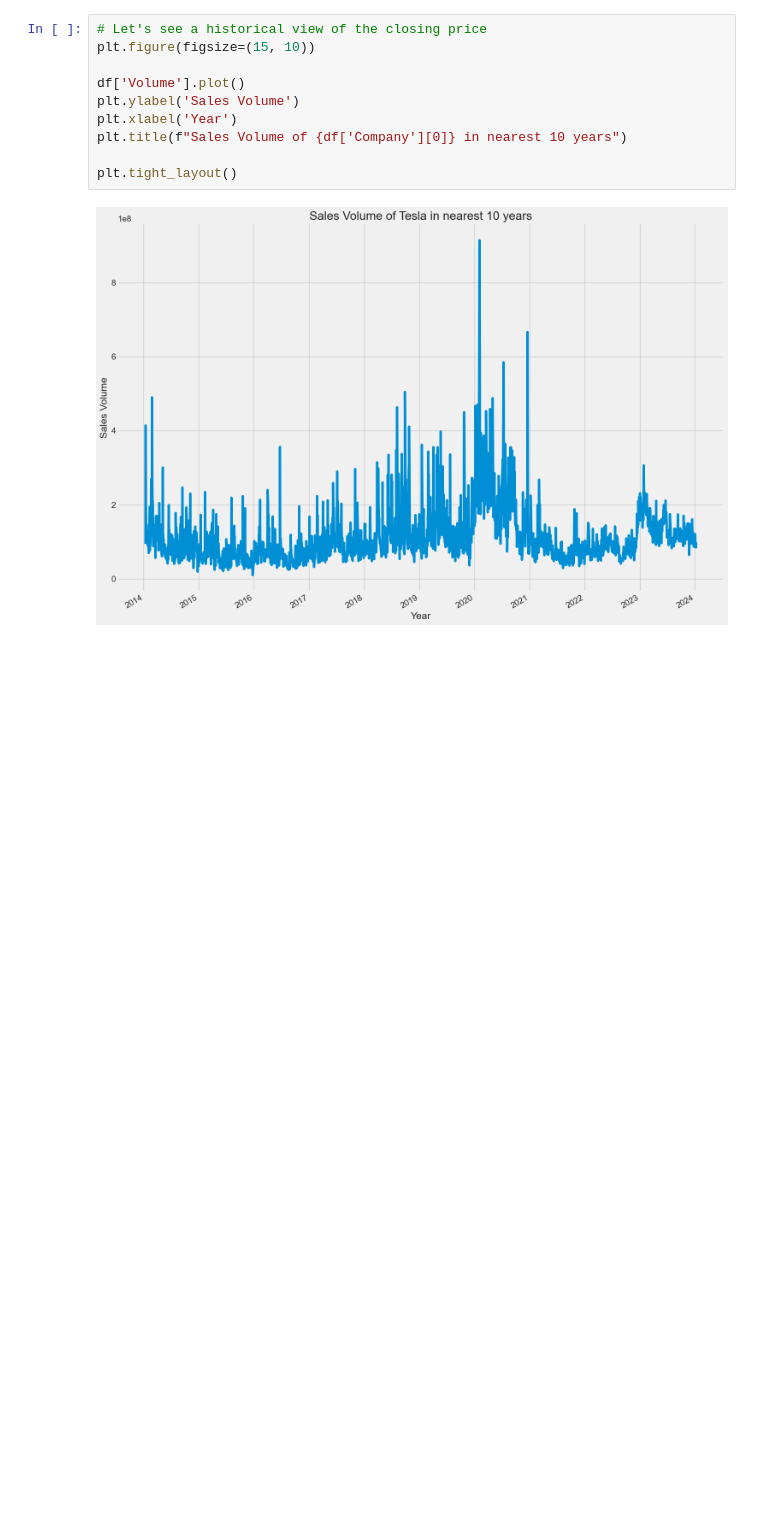
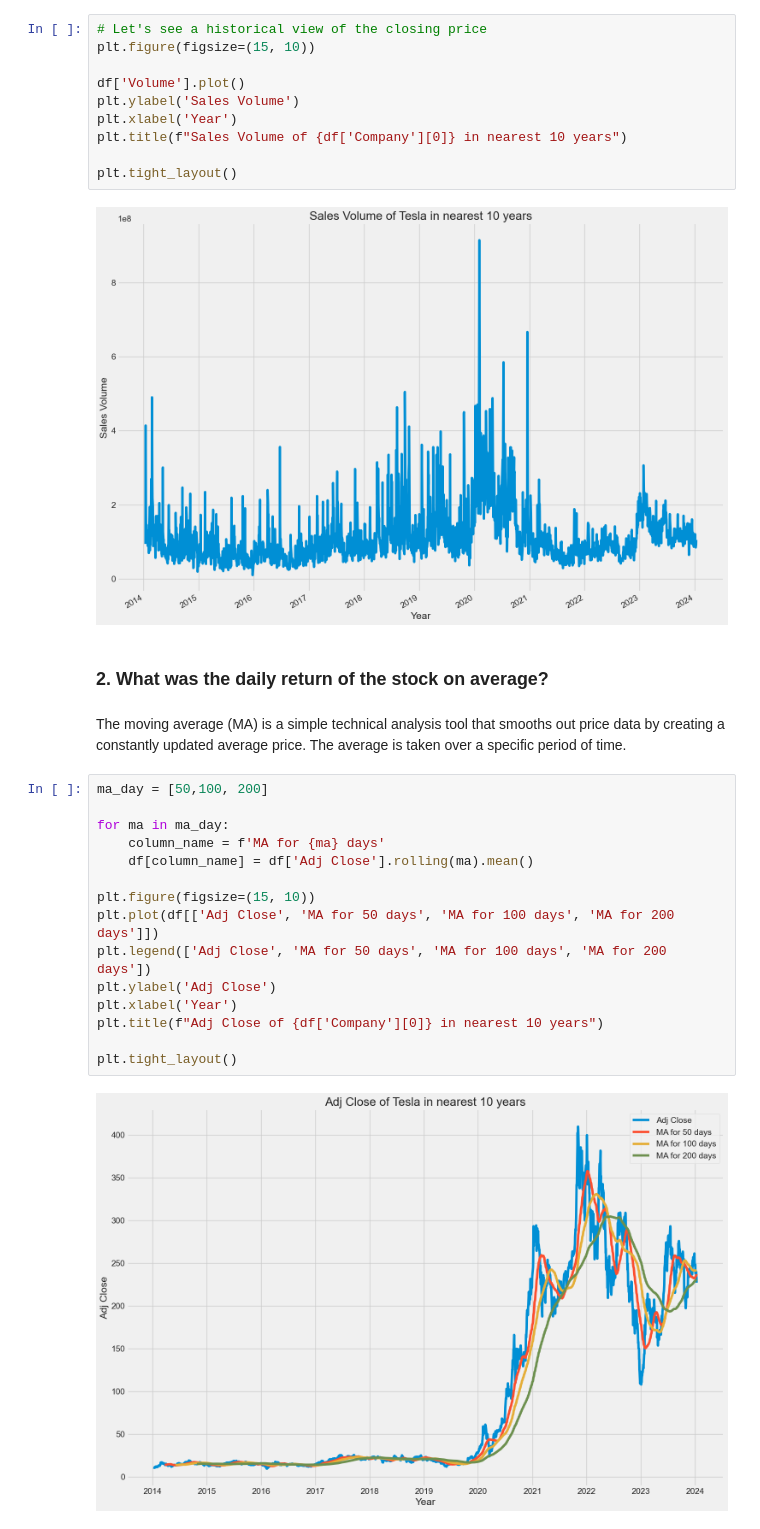
Before and after one commit to DBlue04/stock_market_with_big4, a Jupyter notebook: EDA.ipynb, the cells around one changed output. Drawn from its saved outputs; the diff is of its cells as text; blank space fills up the shorter version.

```diff
--- a/EDA.ipynb
+++ b/EDA.ipynb
@@ -31,3 +50,24 @@ plt.title(f"Sales Volume of {df['Company'][0]} in nearest 10 years")
 plt.tight_layout()
 # %% [output]
 [figure]
+# %% [markdown]
+### 2. What was the daily return of the stock on average?
+# %% [markdown]
+The moving average (MA) is a simple technical analysis tool that smooths out price data by creating a constantly updated average price. The average is taken over a specific period of time.
+# %%
+ma_day = [50,100, 200]
+
+for ma in ma_day:
+    column_name = f'MA for {ma} days'
+    df[column_name] = df['Adj Close'].rolling(ma).mean()
+
+plt.figure(figsize=(15, 10))
+plt.plot(df[['Adj Close', 'MA for 50 days', 'MA for 100 days', 'MA for 200 days']])
+plt.legend(['Adj Close', 'MA for 50 days', 'MA for 100 days', 'MA for 200 days'])
+plt.ylabel('Adj Close')
+plt.xlabel('Year')
+plt.title(f"Adj Close of {df['Company'][0]} in nearest 10 years")
+
+plt.tight_layout()
+# %% [output]
+[figure, added]
```
Also changed, not shown: parts of 15 cells of this notebook, 2 other files.
